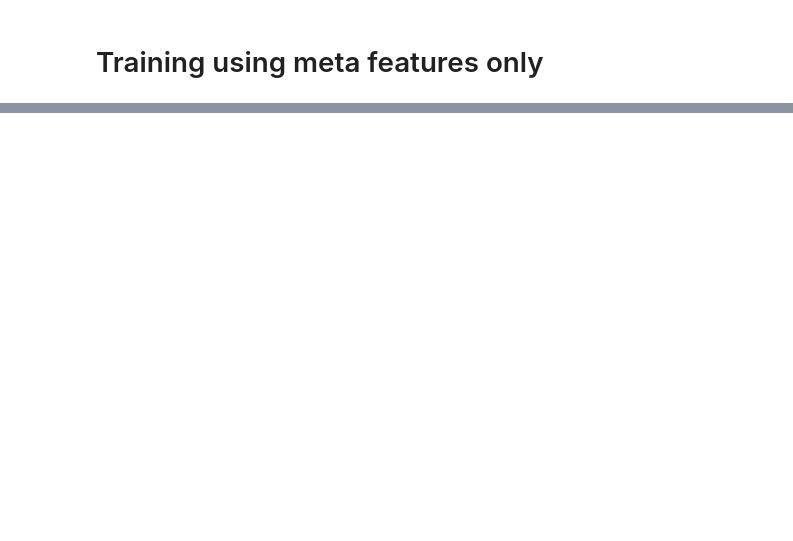
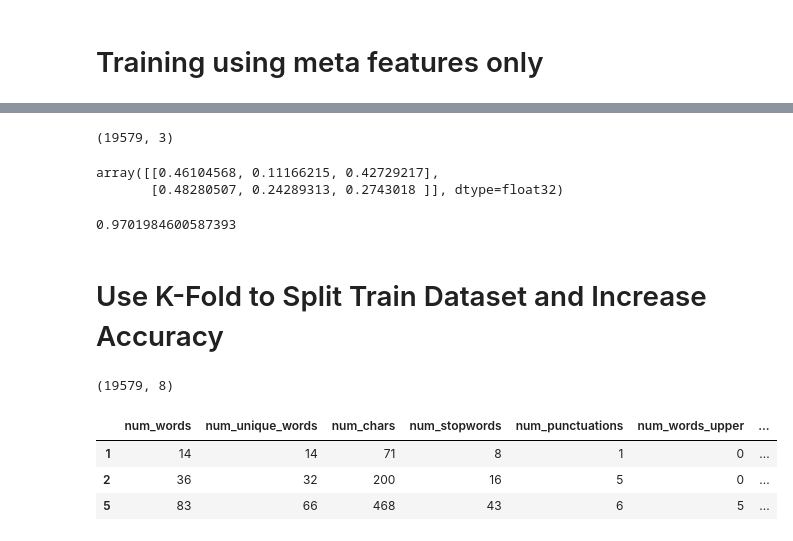
Before and after one commit to Brandon-HY-Lin/kaggle_case_study_author_identification, a Jupyter notebook: step_2_feature_engineering.ipynb, the cells around one changed output, grey strips where cells are left out. Saved outputs shown, nothing was run; the diff lists cells and outputs as text; code cells hidden in the pictures; blank space fills up the shorter version.

```diff
--- a/step_2_feature_engineering.ipynb
+++ b/step_2_feature_engineering.ipynb
@@ -421,0 +583,27 @@ train_df['author_encoded'] = train_df['author'].map(author_mapping_dict)
+# %%
+pred_prob.shape
+# %% [output]
+(19579, 3)
+# %%
+pred_prob[:2]
+# %% [output]
+array([[0.46104568, 0.11166215, 0.42729217],
+       [0.48280507, 0.24289313, 0.2743018 ]], dtype=float32)
+# %%
+print(sklearn.metrics.log_loss(y_train, pred_prob))
+# %% [output]
+0.9701984600587393
+# %% [markdown]
+# Use K-Fold to Split Train Dataset and Increase Accuracy
+# %%
+X_train.shape
+# %% [output]
+(19579, 8)
+# %%
+index = [1, 2, 5]
+X_train.iloc[index, :]
+# %% [output]
+|  | num_words | num_unique_words | num_chars | num_stopwords | num_punctuations | num_words_upper | ... |
+| 1 | 14 | 14 | 71 | 8 | 1 | 0 | ... |
+| 2 | 36 | 32 | 200 | 16 | 5 | 0 | ... |
+| 5 | 83 | 66 | 468 | 43 | 6 | 5 | ... |
```
Also changed, not shown: parts of 28 cells of this notebook.
